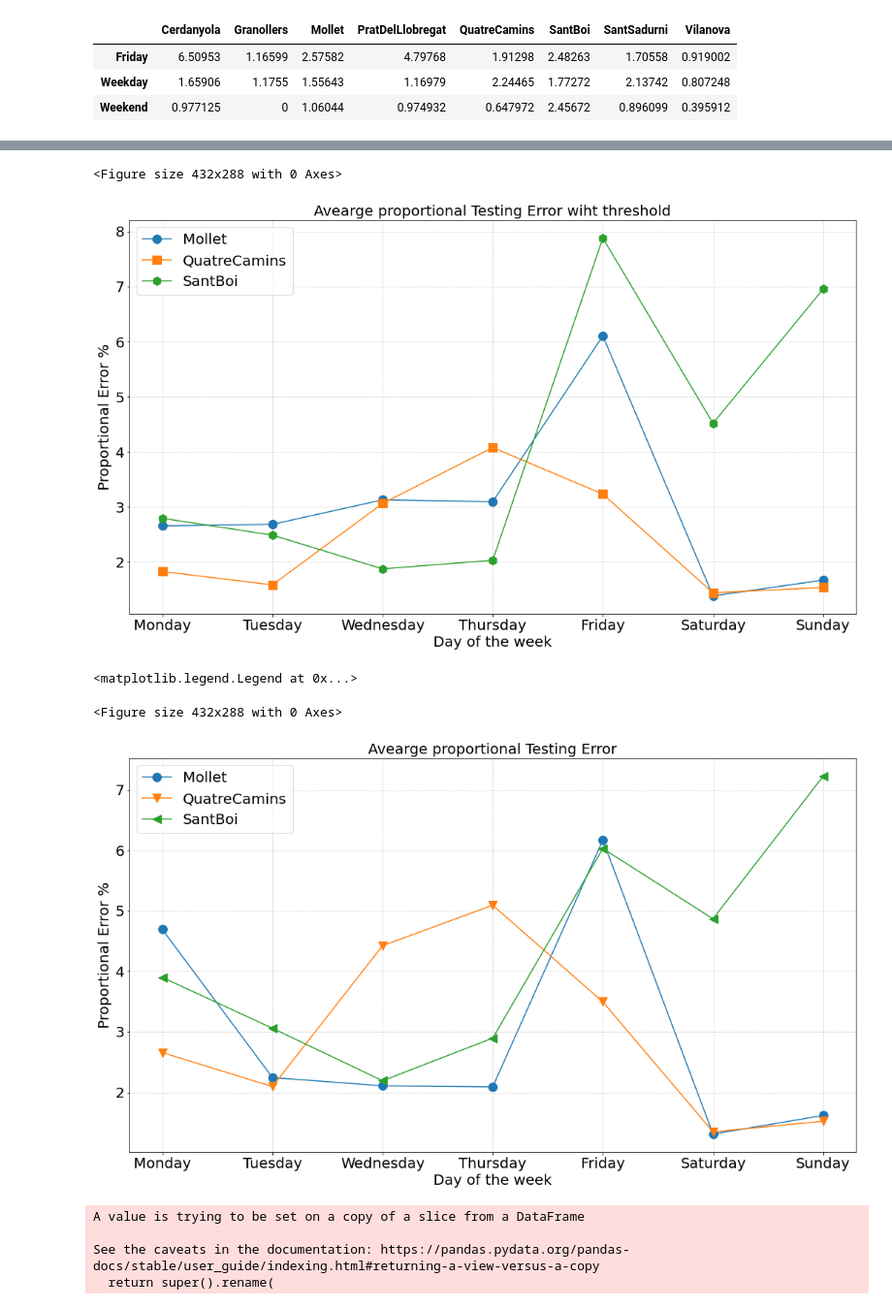
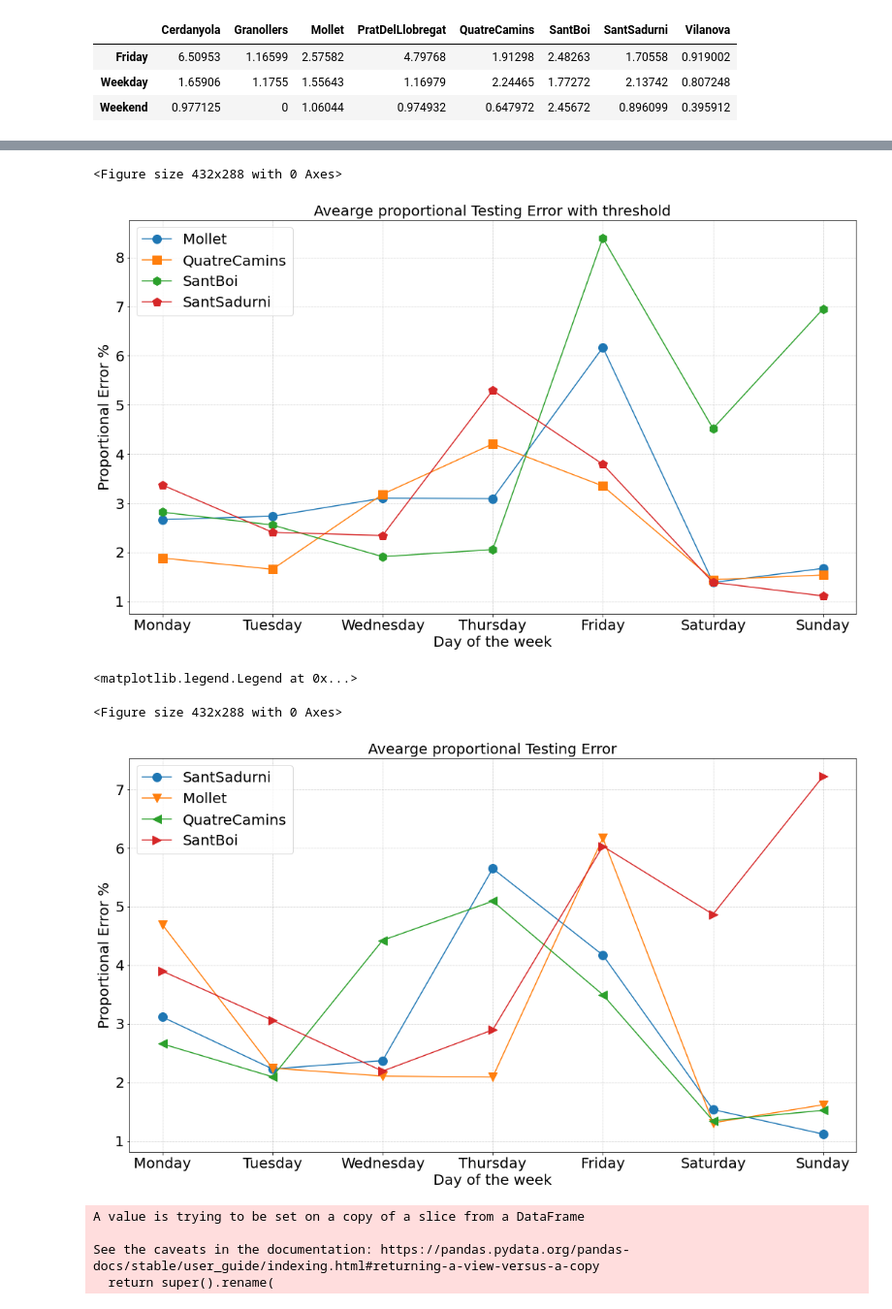
Before and after one commit to aig-upf/car-park, a Jupyter notebook: errorplots.ipynb, the cells around one changed output, grey strips where cells are left out. Shown at 97% size. Drawn from its saved outputs; the diff is of its cells as text; code cells hidden in the pictures.

```diff
--- a/errorplots.ipynb
+++ b/errorplots.ipynb
@@ -106,7 +109,7 @@ df_stdvTcomb
 | Weekend | 0.977125 | 0 | 1.06044 | 0.974932 | 0.647972 | 2.45672 | 0.896099 | 0.395912 |
 # %%
 cols = df_meanTcomb.columns.tolist()
-cols_new=[cols[7], cols[1], cols[6], cols[3], cols[0], cols[2], cols[4],  cols[5]]
+cols_new=[cols[7], cols[1], cols[3], cols[0], cols[2], cols[6], cols[4],  cols[5]]
 # %%
 df_meanTcomb = df_meanTcomb[cols_new]
 df_stdvTcomb = df_stdvTcomb[cols_new]
@@ -201,7 +204,7 @@ plt.figure();
 ax = dfTh_meanT.plot(figsize=(18,10), marker='.', markersize=12);
 for i, line in enumerate(ax.get_lines()):
     line.set_marker(markers[i])
-plt.title("Avearge proportional Testing Error wiht threshold", fontsize=fsize)
+plt.title("Avearge proportional Testing Error with threshold", fontsize=fsize)
 plt.ylabel("Proportional Error %",fontsize=fsize);
 plt.xlabel("Day of the week",fontsize=fsize);
 plt.yticks(fontsize=fsize);
@@ -210,25 +213,25 @@ plt.grid(linestyle='dotted', linewidth='0.5', color='grey')
 plt.legend(fontsize=fsize, loc="best");
 # %% [output]
 <Figure size 432x288 with 0 Axes>
-[figure, old version]
+[figure, new version]
 # %%
 fsize=20
-markers=['o','v','<']
+markers=['o','v','<','>']
 plt.figure();
-ax = df_meanT[['Mollet','QuatreCamins','SantBoi']].plot(figsize=(18,10), marker='.', markersize=12);
+ax = df_meanT[['SantSadurni','Mollet','QuatreCamins','SantBoi']].plot(figsize=(18,10), marker='.', markersize=12);
 for i, line in enumerate(ax.get_lines()):
     line.set_marker(markers[i])
 plt.title("Avearge proportional Testing Error", fontsize=fsize)
 plt.ylabel("Proportional Error %",fontsize=fsize);
 plt.xlabel("Day of the week",fontsize=fsize);
 plt.yticks(fontsize=fsize);
 plt.xticks(fontsize=fsize);
 plt.grid(linestyle='dotted', linewidth='0.5', color='grey')
 plt.legend(fontsize=fsize, loc="best")
 # %% [output]
 <matplotlib.legend.Legend at 0x...>
 <Figure size 432x288 with 0 Axes>
-[figure, old version]
+[figure, new version]
 # %%
 dfTh_meanTcomb=dfTh_meanT.copy()
 dfTh_meanTcomb.loc['Weekday']=dfTh_meanTcomb.loc[['Monday','Tuesday','Wednesday','Thursday']].mean()
```
Also changed, not shown: parts of 17 cells of this notebook, 2 other files.
